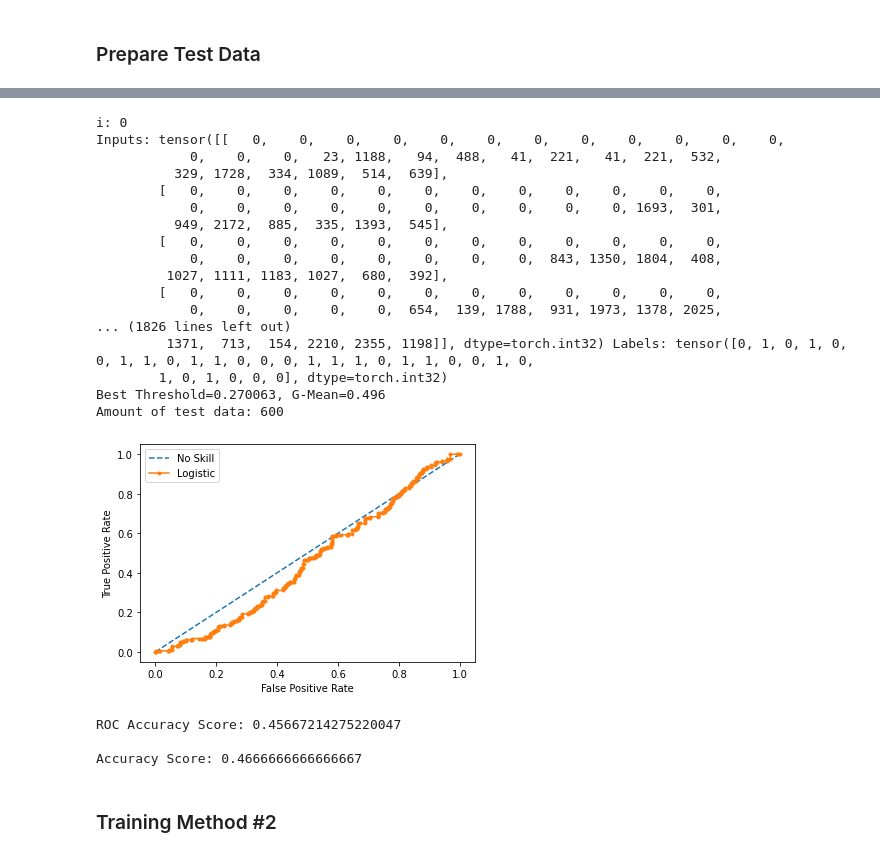
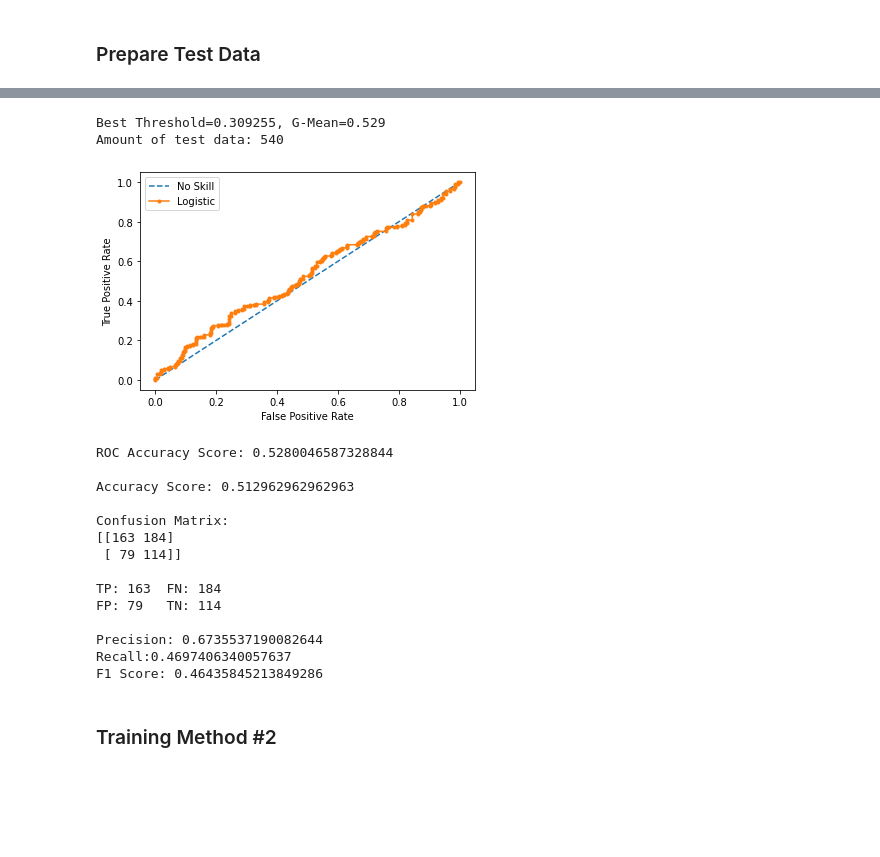
Before and after one commit to michaelchen27/scam-classifier, a Jupyter notebook: Federated learning with Pysyft and Pytorch.ipynb, the cells around one changed output, grey strips where cells are left out. Saved outputs shown, nothing was run; the diff lists cells and outputs as text; code cells hidden in the pictures; blank space fills up the shorter version.

Commit message:
calculate Precision, Recall, F1

```diff
--- a/Federated learning with Pysyft and Pytorch.ipynb
+++ b/Federated learning with Pysyft and Pytorch.ipynb
@@ -71,7 +71,7 @@ def pad_and_truncate(messages, max_length=30):
     return features
 # %%
 if __name__ == '__main__':
-    data = pd.read_csv('train_sms_1780.csv', sep=',', names=['Teks', 'Label'], encoding= 'unicode_escape')
+    data = pd.read_csv('train_sms_1240.csv', sep=',', names=['Teks', 'Label'], encoding= 'unicode_escape')
     data = data.sample(frac = 1)
     # Lowercase, remove unnecessary char with regex, remove stop words
     data.Teks = data.Teks.apply(clean_text)
@@ -413,8 +413,8 @@ torch.save(local_model.state_dict(), PATH)
 # %% [markdown]
 ### Prepare Test Data
 # %%
-data = pd.read_csv('test_sms_600.csv', sep=',', names=['Teks', 'Label'], encoding= 'unicode_escape')
-data = data.sample(frac = 1)
+data = pd.read_csv('test_sms_540.csv', sep=',', encoding= 'unicode_escape', names=['Teks', 'Label'])
+# data = data.sample(frac = 1)
 # Lowercase, remove unnecessary char with regex, remove stop words
 data.Teks = data.Teks.apply(clean_text)
 #     print(data.Teks)
@@ -469,4 +449,12 @@ GRU(
 # %%
+# Load Model
+PATH = "local_state_dict_model.pt"
+load_model = GRU(vocab_size=TEST_VOCAB_SIZE, hidden_dim=HIDDEN_DIM, embedding_dim=EMBEDDING_DIM, dropout=DROPOUT)
+load_model.load_state_dict(torch.load(PATH))
+load_model.eval()
+
+# Test Model
+
 from sklearn.metrics import f1_score
 criterion = nn.BCELoss()
 optimizer = optim.SGD(load_model.parameters(), lr=lr)
@@ -482,7 +470,7 @@ with torch.no_grad():
     eval_losses = []
 
     for i, (inputs, labels) in enumerate(test_loader):
-        print(f"i: {i}\nInputs: {inputs} Labels: {labels}")
+        # print(f"i: {i}\nInputs: {inputs} Labels: {labels}")
         h = torch.Tensor(np.zeros((BATCH_SIZE, HIDDEN_DIM)))
 
         output, _ = load_model(inputs.to(torch.long), h)
@@ -509,56 +497,71 @@ threshold = thresholds[ix]
 # Print how many data is being tested
 print(f"Amount of test data: {len(test_labels_list)}")
 
 
 # Plot ROC Curve
 plt.plot([0,1], [0,1], linestyle='--', label='No Skill')
 plt.plot(fpr, tpr, marker='.', label='Logistic')
 # axis labels
 plt.xlabel('False Positive Rate')
 plt.ylabel('True Positive Rate')
 plt.legend()
 # show the plot
 plt.show()
 
 
 print(f"ROC Accuracy Score: {roc_acc_score}")
 
 # Normalize probability with threshold
 test_preds_thresholded = np.where(test_preds > threshold, 1, 0)
 for i in range(len(test_preds)-1140):
     print("Test Preds Prob: {}    \
     Test Preds Label: {}  \
     True Label: {}  \
     ".format(test_preds[i], test_preds_thresholded[i], test_labels_list[i]))
 
 acc_score = accuracy_score(test_labels_list, test_preds_thresholded)
 print(f"\nAccuracy Score: {acc_score}")
 
+from sklearn.metrics import confusion_matrix
+
+cm = confusion_matrix(test_labels_list, test_preds_thresholded)
+print(f"\nConfusion Matrix: \n{cm}")
+
+tp = cm[0][0]
+fp = cm[1][0]
+fn = cm[0][1]
+tn = cm[1][1]
+print(f"\nTP: {tp}\t FN: {fn}\nFP: {fp}\t TN: {tn}\n")
+
+# Precision
+precision = tp/(tp+fp)
+print(f"Precision: {precision}")
+
+# Recall
+recall = tp/(tp+fn)
+print(f"Recall:{recall}")
+
 # Calculate F1 Score
-# f1_score = f1_score(test_labels_list, test_preds_thresholded)
-# print(f"F1 Score: {f1_score}")
+f1_score = f1_score(test_labels_list, test_preds_thresholded)
+print(f"F1 Score: {f1_score}")
 # %% [output]
-i: 0
-Inputs: tensor([[   0,    0,    0,    0,    0,    0,    0,    0,    0,    0,    0,    0,
-            0,    0,    0,   23, 1188,   94,  488,   41,  221,   41,  221,  532,
-          329, 1728,  334, 1089,  514,  639],
-        [   0,    0,    0,    0,    0,    0,    0,    0,    0,    0,    0,    0,
-            0,    0,    0,    0,    0,    0,    0,    0,    0,    0, 1693,  301,
-          949, 2172,  885,  335, 1393,  545],
-        [   0,    0,    0,    0,    0,    0,    0,    0,    0,    0,    0,    0,
-            0,    0,    0,    0,    0,    0,    0,    0,  843, 1350, 1804,  408,
-         1027, 1111, 1183, 1027,  680,  392],
-        [   0,    0,    0,    0,    0,    0,    0,    0,    0,    0,    0,    0,
-            0,    0,    0,    0,    0,  654,  139, 1788,  931, 1973, 1378, 2025,
-... (1826 lines left out)
-         1371,  713,  154, 2210, 2355, 1198]], dtype=torch.int32) Labels: tensor([0, 1, 0, 1, 0, 0, 1, 1, 0, 1, 1, 0, 0, 0, 1, 1, 1, 0, 1, 1, 0, 0, 1, 0,
-        1, 0, 1, 0, 0, 0], dtype=torch.int32)
-Best Threshold=0.270063, G-Mean=0.496
-Amount of test data: 600
+Best Threshold=0.309255, G-Mean=0.529
+Amount of test data: 540
-[figure, old version]
+[figure, new version]
-ROC Accuracy Score: 0.45667214275220047
+ROC Accuracy Score: 0.5280046587328844
 
-Accuracy Score: 0.4666666666666667
+Accuracy Score: 0.512962962962963
+
+Confusion Matrix:
+[[163 184]
+ [ 79 114]]
+
+TP: 163  FN: 184
+FP: 79   TN: 114
+
+Precision: 0.6735537190082644
+Recall:0.4697406340057637
+F1 Score: 0.46435845213849286
 # %% [markdown]
 ### Training Method #2
 # %% [markdown]
```
Also changed, not shown: parts of 11 cells of this notebook, 10 other files.
